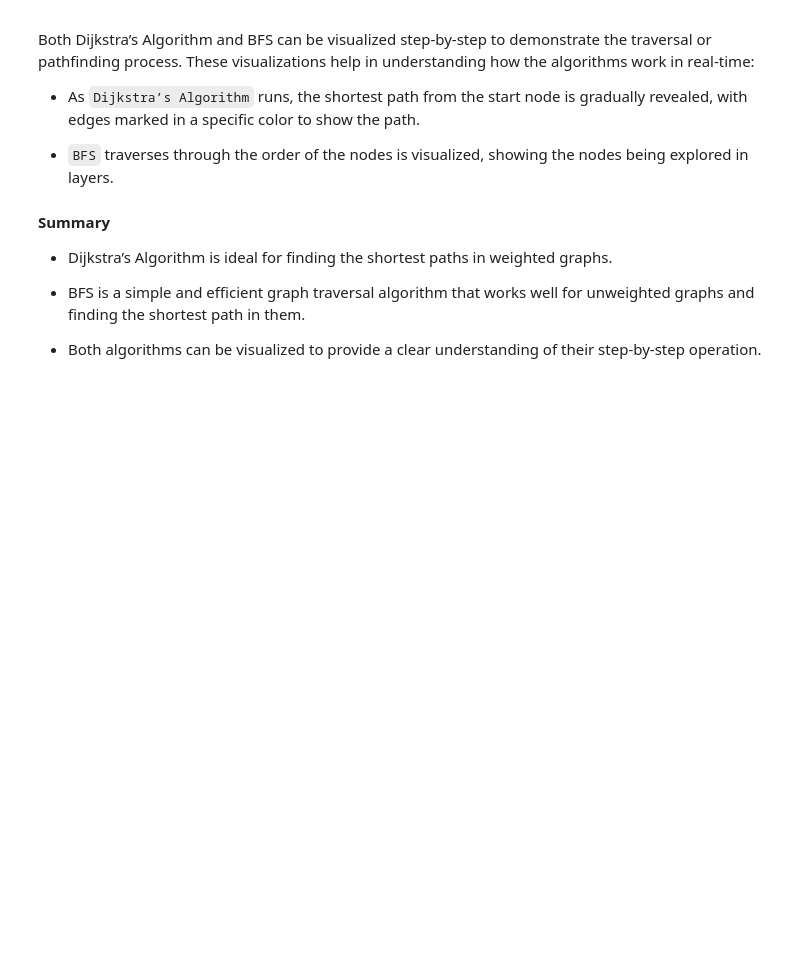
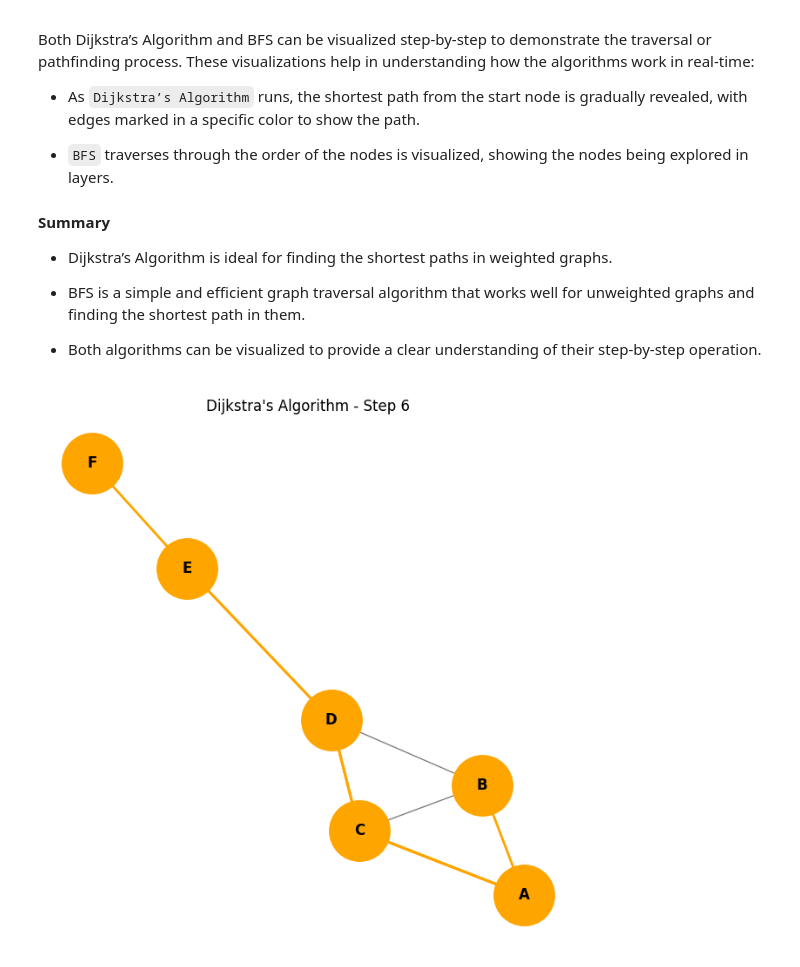
Before and after one commit to notansjwmember/dsa-finals, a Jupyter notebook: output.ipynb, the cells around one changed output. Cells and saved outputs as stored; diff of their text form; code cells hidden in the pictures; blank space fills up the shorter version.

```diff
--- a/output.ipynb
+++ b/output.ipynb
@@ -877,34 +941,36 @@ for node, neighbors in graph.items():
         G.add_edge(node, neighbor, weight=weight)
 
 # Visualization: Draw the initial graph
 pos = nx.spring_layout(G, seed=42)  # positions for all nodes
 
 # Jupyter-specific: Set inline mode
 %matplotlib inline
 
 # Draw the graph step-by-step
 def update_graph(step, delay=1):
     clear_output(wait=True)  # Clear previous output for smoother animations
     plt.figure(figsize=(6, 6))
     nx.draw(G, pos, with_labels=True, node_size=2000, node_color='skyblue', font_size=12, font_weight='bold', edge_color='gray')
 
     # Highlight the nodes and edges for the current step
     for node in path_updates:
         if len(path_updates[node]) <= step:
-            nx.draw_networkx_nodes(G, pos, nodelist=[node], node_color='orange', node_size=3000)
+            nx.draw_networkx_nodes(G, pos, nodelist=[node], node_color='orange', node_size=2500)
 
     # Highlight the edges along the path
     for node in path_updates:
         for i in range(1, len(path_updates[node])):
             nx.draw_networkx_edges(G, pos, edgelist=[(path_updates[node][i-1], path_updates[node][i])], edge_color='orange', width=2)
 
     plt.title(f"Dijkstra's Algorithm - Step {step + 1}")
     plt.show()
     time.sleep(delay)  # Add delay for better visualization
 
 # Visualize each step with a delay
 for step in range(len(path_updates)):
     update_graph(step, delay=1)  # Adjust delay time as needed
+# %% [output]
+[figure, added]
 # %%
 from collections import deque
 
```
Also changed, not shown: parts of 4 cells of this notebook, 3 other files.
